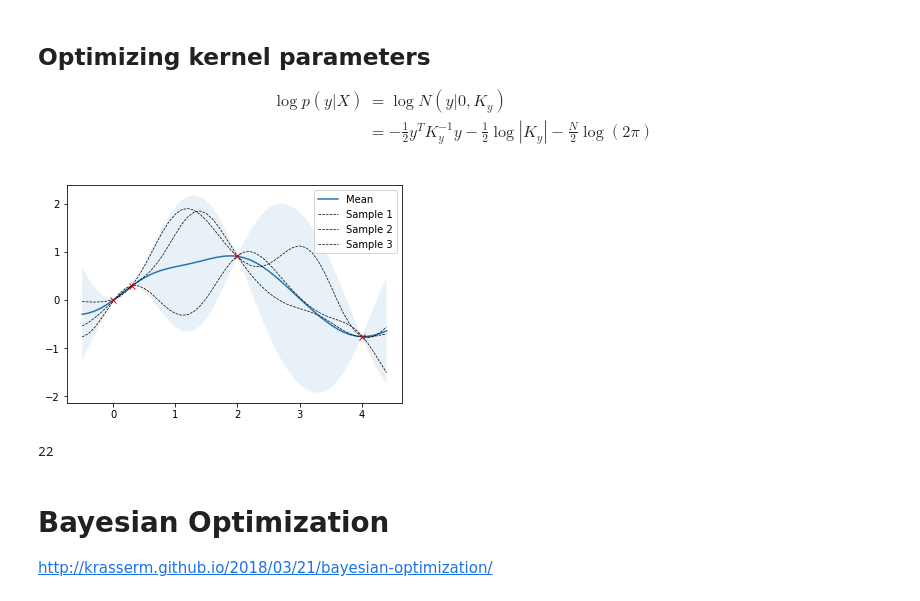
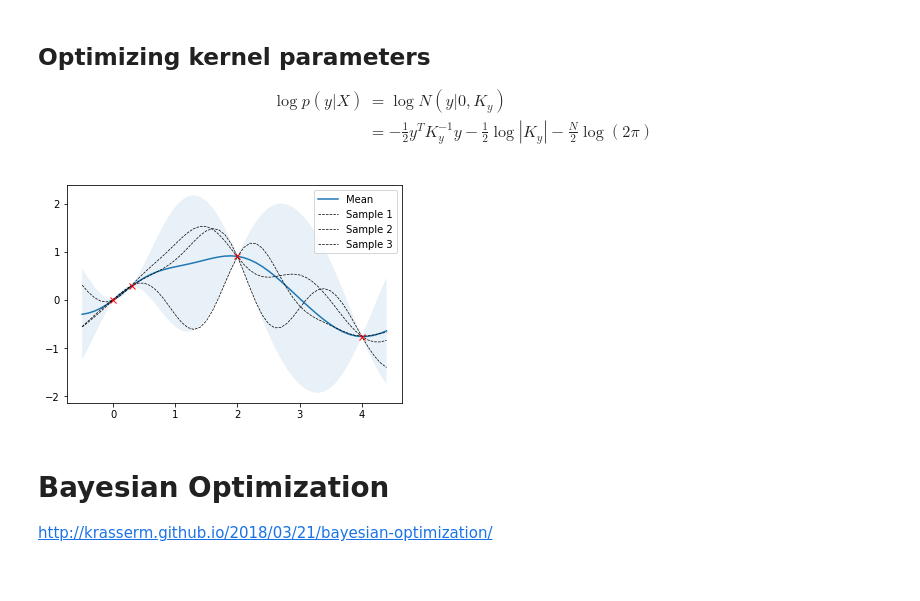
Before and after one commit to darthdeus/bopt, a Jupyter notebook: GP mojeopt.ipynb, the cells around one changed output. Cells and saved outputs as stored; diff of their text form; code cells hidden in the pictures.

```diff
--- a/GP mojeopt.ipynb
+++ b/GP mojeopt.ipynb
@@ -170,17 +106,0 @@ def nll_fn(X_train, y_train, noise, kernel=sqexp):
-# %%
-noise = 0.1
-
-# X_train = np.array([0,1,2,3])
-# y_train = X_train - 1.5 # np.zeros_like(X_train)
-res = minimize(nll_fn(X_train, y_train, noise), [1], bounds=[(1e-5, None)], method="L-BFGS-B")
-l_opt = res.x
-
-k_opt = partial(sqexp, l=l_opt)
-
-plot_gp(*gp_reg(X_train, y_train, X, kernel=k_opt), X, X_train, y_train, figure=False)
-# %% [output]
-[figure, removed]
-# %%
-i
-# %% [output]
-22
@@ -187,3 +109,8 @@ i
+# %%
+kopt = optimize_kernel(X_train, y_train, X)
+plot_gp(*gp_reg(X_train, y_train, X, kernel=kopt), X, X_train, y_train, figure=False)
+# %% [output]
+[figure, added]
 # %% [markdown]
 # Bayesian Optimization
 
```
Also changed, not shown: parts of 22 cells of this notebook, 3 other files.
